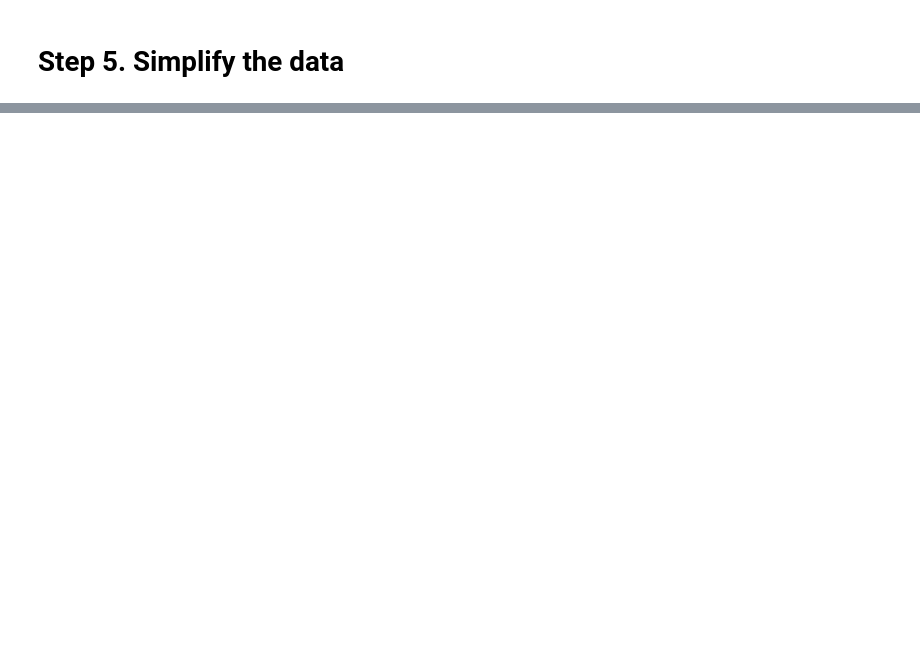
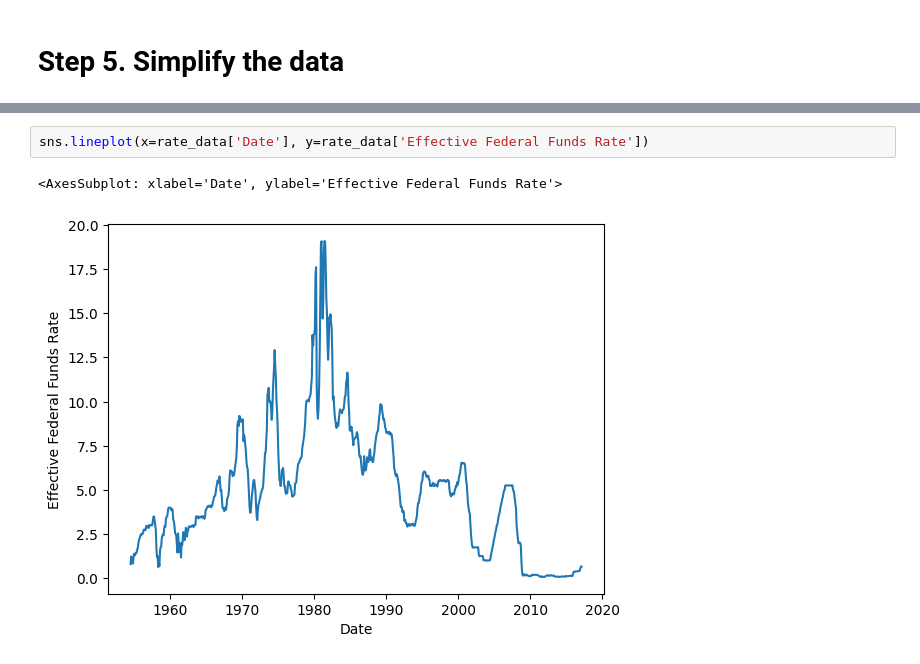
Before and after one commit to dwk601/Google-Capstone, a Jupyter notebook: main.ipynb, the cells around one changed output, grey strips where cells are left out. Cells and saved outputs as stored; diff of their text form; blank space fills up the shorter version.

```diff
--- a/main.ipynb
+++ b/main.ipynb
@@ -158,0 +224,5 @@ See the caveats in the documentation: https://pandas.pydata.org/pandas-docs/stab
+# %%
+sns.lineplot(x=rate_data['Date'], y=rate_data['Effective Federal Funds Rate'])
+# %% [output]
+<AxesSubplot: xlabel='Date', ylabel='Effective Federal Funds Rate'>
+[figure, added]
```
Also changed, not shown: parts of 12 cells of this notebook.
